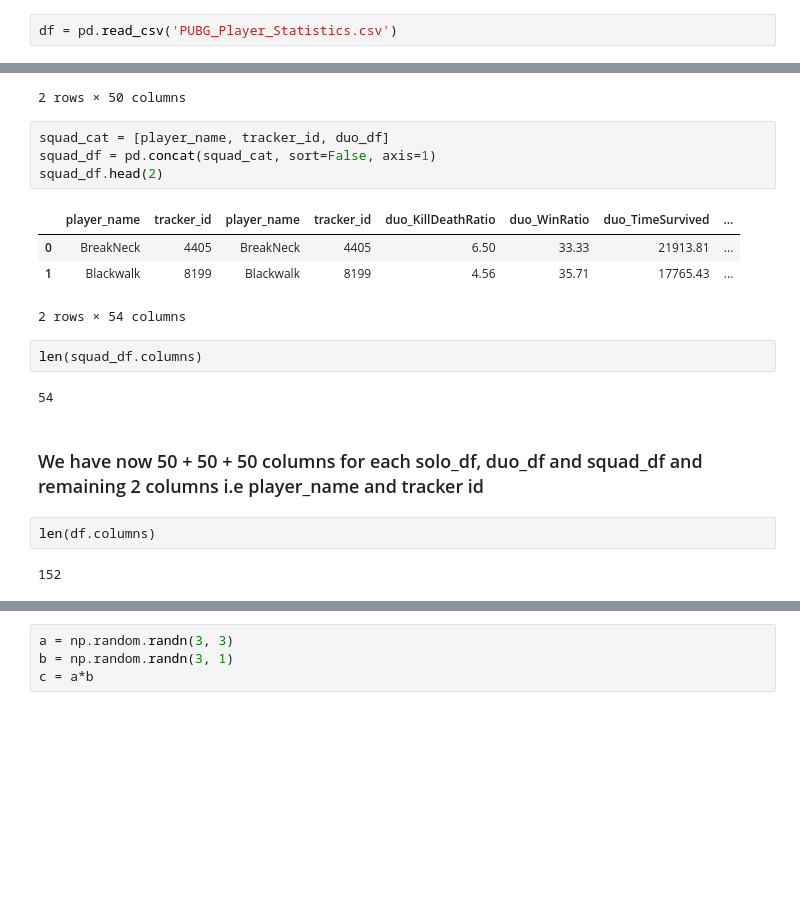
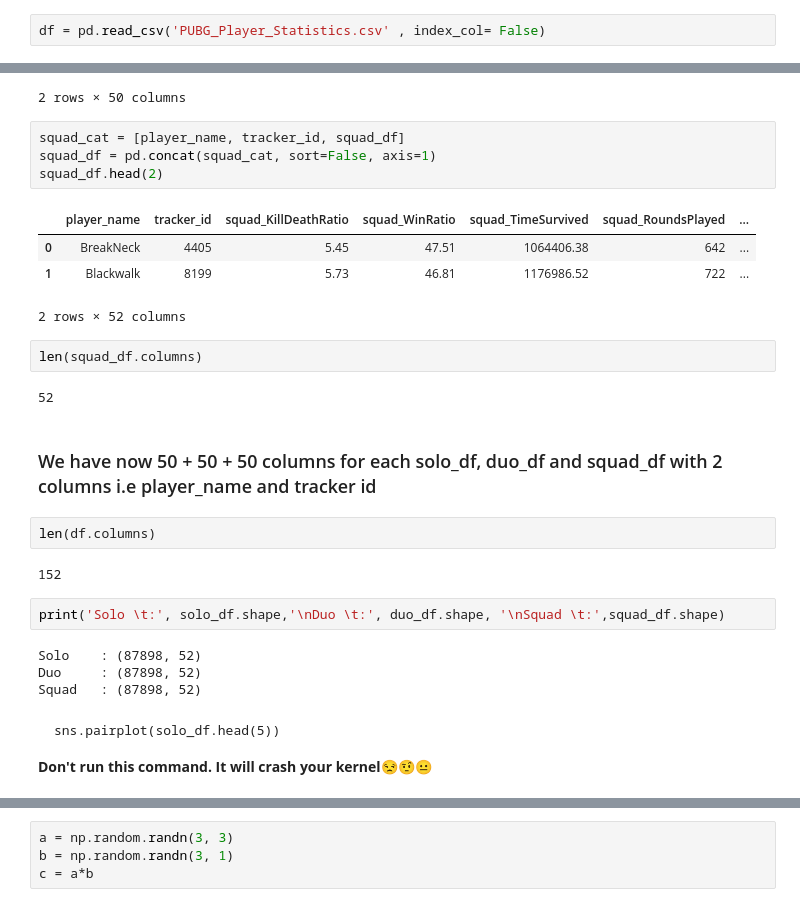
Before and after one commit to rms-sth/way_to_datascience_and_machine_learning, a Jupyter notebook: projects/pubgplayerstats/PUBG data analysis.ipynb, the cells around one changed output, grey strips where cells are left out. Drawn from its saved outputs; the diff is of its cells as text; blank space fills up the shorter version.

```diff
--- a/projects/pubgplayerstats/PUBG data analysis.ipynb
+++ b/projects/pubgplayerstats/PUBG data analysis.ipynb
@@ -7,2 +11,2 @@ import matplotlib.pyplot as plt
 # %%
-df = pd.read_csv('PUBG_Player_Statistics.csv')
+df = pd.read_csv('PUBG_Player_Statistics.csv' , index_col= False)
@@ -308,21 +339,30 @@ squad_df.head(2)
 | 1 | 5.73 | 46.81 | 1176986.52 | 722 | 338 | ... |
 2 rows × 50 columns
 # %%
-squad_cat = [player_name, tracker_id, duo_df]
+squad_cat = [player_name, tracker_id, squad_df]
 squad_df = pd.concat(squad_cat, sort=False, axis=1)
 squad_df.head(2)
 # %% [output]
-|  | player_name | tracker_id | player_name | tracker_id | duo_KillDeathRatio | duo_WinRatio | duo_TimeSurvived | ... |
-| 0 | BreakNeck | 4405 | BreakNeck | 4405 | 6.50 | 33.33 | 21913.81 | ... |
-| 1 | Blackwalk | 8199 | Blackwalk | 8199 | 4.56 | 35.71 | 17765.43 | ... |
+|  | player_name | tracker_id | squad_KillDeathRatio | squad_WinRatio | squad_TimeSurvived | squad_RoundsPlayed | ... |
+| 0 | BreakNeck | 4405 | 5.45 | 47.51 | 1064406.38 | 642 | ... |
+| 1 | Blackwalk | 8199 | 5.73 | 46.81 | 1176986.52 | 722 | ... |
-2 rows × 54 columns
+2 rows × 52 columns
 # %%
 len(squad_df.columns)
 # %% [output]
-54
+52
 # %% [markdown]
-### We have now 50 + 50 + 50 columns for each solo_df, duo_df and squad_df and remaining 2 columns i.e player_name and tracker id
+### We have now 50 + 50 + 50 columns for each solo_df, duo_df and squad_df with 2 columns i.e player_name and tracker id
 # %%
 len(df.columns)
 # %% [output]
 152
+# %%
+print('Solo \t:', solo_df.shape,'\nDuo \t:', duo_df.shape, '\nSquad \t:',squad_df.shape)
+# %% [output]
+Solo    : (87898, 52)
+Duo     : (87898, 52)
+Squad   : (87898, 52)
+# %% [markdown]
+<pre>sns.pairplot(solo_df.head(5))</pre>
+**Don't run this command. It will crash your kernel😒🤨😐**
```
Also changed, not shown: parts of 86 cells of this notebook, 9 other files.
